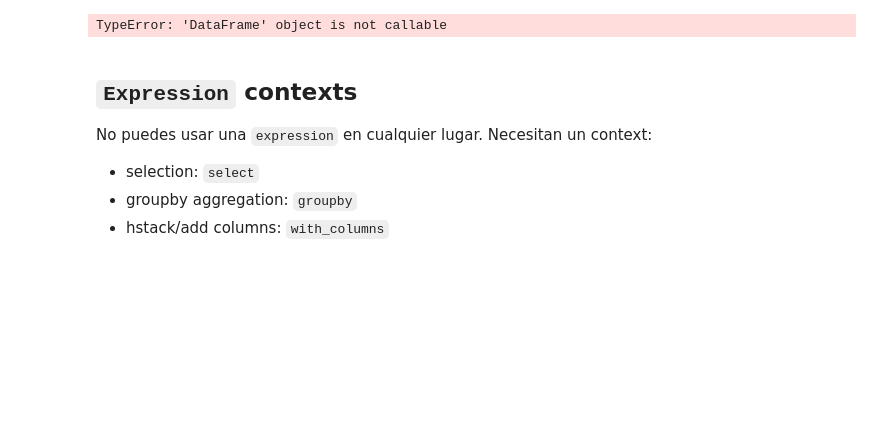
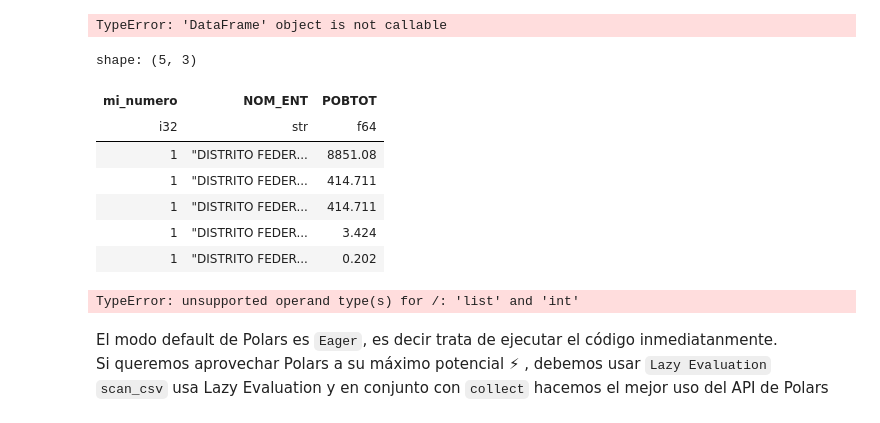
Before and after one commit to gmbmx/zophia-polars, a Jupyter notebook: notebooks/01_polars_intro.ipynb, the cells around one changed output. Cells and saved outputs as stored; diff of their text form; code cells hidden in the pictures; blank space fills up the shorter version.

```diff
--- a/notebooks/01_polars_intro.ipynb
+++ b/notebooks/01_polars_intro.ipynb
@@ -227,10 +254,24 @@ shape: (5, 6)
 polars_df(pl.exclude(pl.Int64))
 # %% [output]
 TypeError: 'DataFrame' object is not callable
-# %% [markdown]
-## `Expression` contexts
-
-No puedes usar una `expression` en cualquier lugar. Necesitan un context:
-- selection: `select`
-- groupby aggregation: `groupby`
-- hstack/add columns: `with_columns`
+# %%
+polars_df.with_columns([
+    pl.lit(1).alias("mi_numero"),
+    pl.col("POBTOT")/1000,
+    pl.col("NOM_ENT").str.to_uppercase()]
+).select(["mi_numero","NOM_ENT","POBTOT"]).head()
+# %% [output]
+shape: (5, 3)
+| mi_numero | NOM_ENT | POBTOT |
+| i32 | str | f64 |
+| 1 | "DISTRITO FEDER... | 8851.08 |
+| 1 | "DISTRITO FEDER... | 414.711 |
+| 1 | "DISTRITO FEDER... | 414.711 |
+| 1 | "DISTRITO FEDER... | 3.424 |
+| 1 | "DISTRITO FEDER... | 0.202 |
+# %%
+polars_df.with_columns(
+    ["POBOT"]/1000
+).select(["POBTOT"]).head()
+# %% [output]
+TypeError: unsupported operand type(s) for /: 'list' and 'int'
@@ -236,0 +286,4 @@ No puedes usar una `expression` en cualquier lugar. Necesitan un context:
+# %% [markdown]
+El modo default de Polars es `Eager`, es decir trata de ejecutar el código inmediatanmente.<br>
+Si queremos aprovechar Polars a su máximo potencial ⚡ , debemos usar `Lazy Evaluation`<br>
+`scan_csv` usa Lazy Evaluation y en conjunto con `collect` hacemos el mejor uso del API de Polars
```
Also changed, not shown: parts of 13 cells of this notebook, 13 other files.
